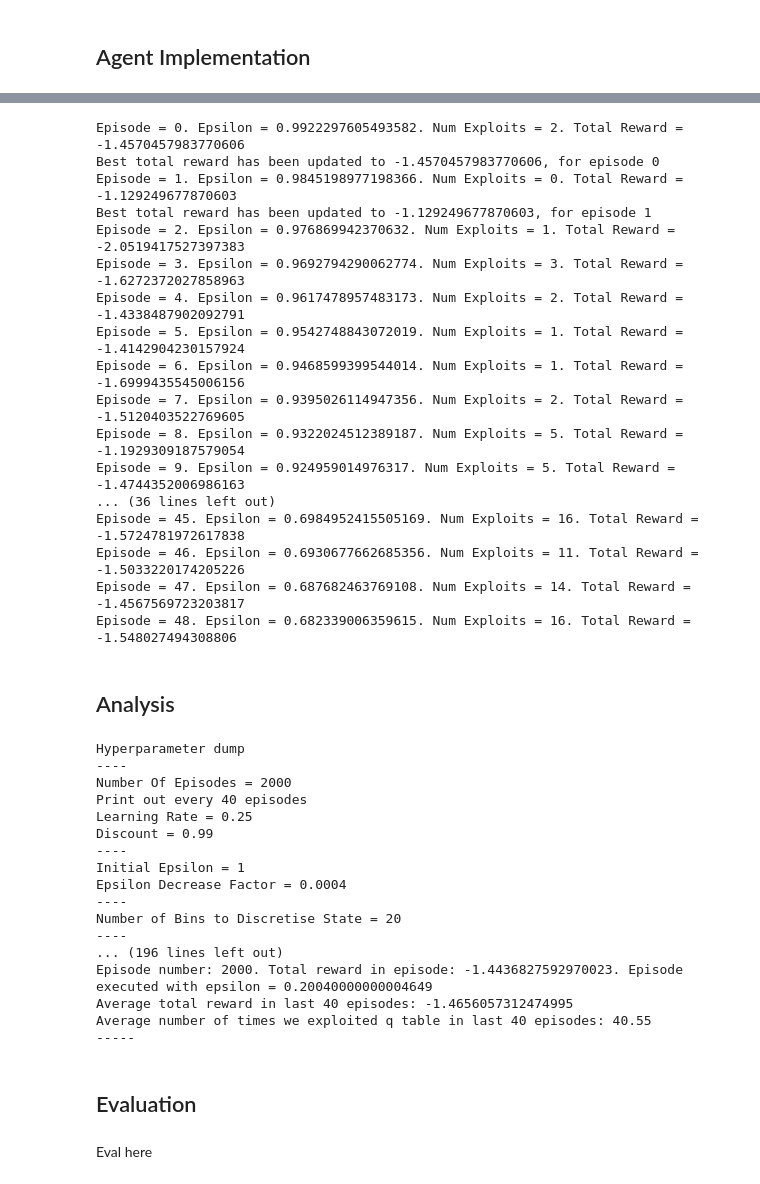
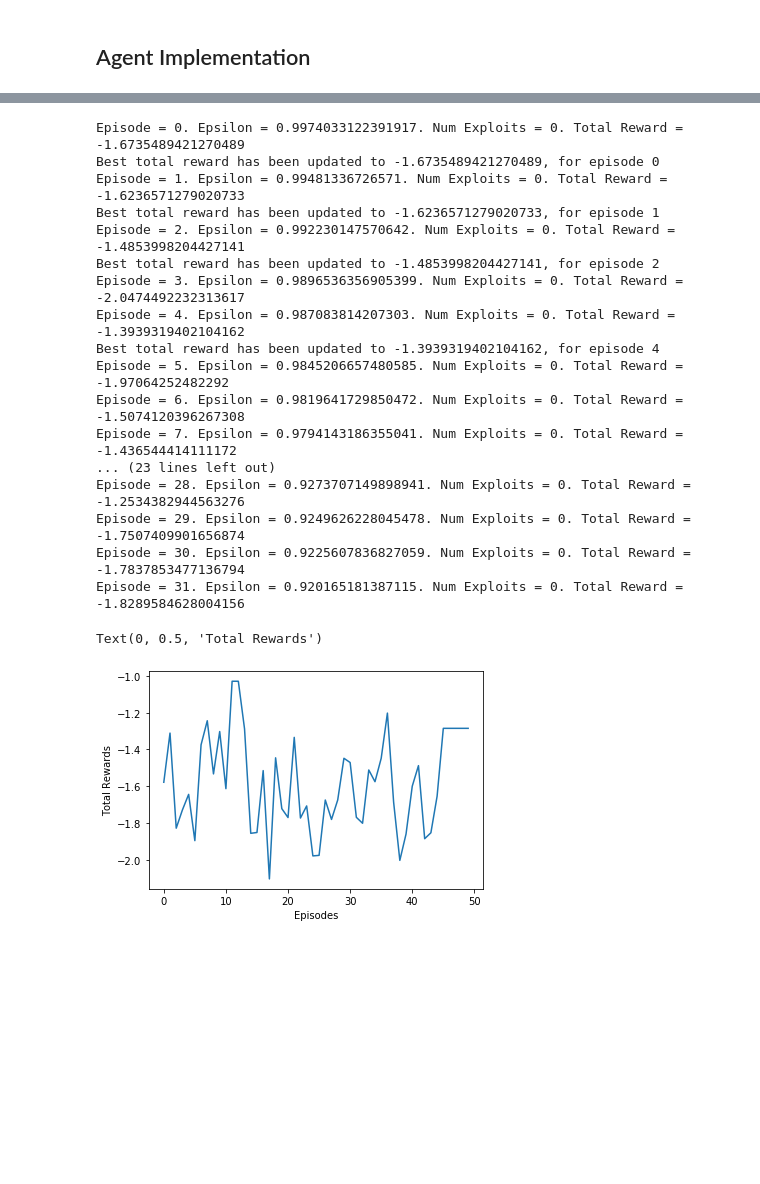
Before and after one commit to arranbrown99/COVID_simulation, a Jupyter notebook: notebooks/run_qlearning_nn.ipynb, the cells around one changed output, grey strips where cells are left out. Drawn from its saved outputs; the diff is of its cells as text; code cells hidden in the pictures; blank space fills up the shorter version.

```diff
--- a/notebooks/run_qlearning_nn.ipynb
+++ b/notebooks/run_qlearning_nn.ipynb
@@ -203,9 +114,9 @@ def qlearning_nn(env):
     d_states = env.observation_space.shape[0]
     alpha= 0.001          # learning rate/stepsize, 0.001 seems to be a good choice
     nn_config   = [24,24] # size of the hidden layers in the MLP [24,24 seems to be a good choice]
-    num_episodes = 100
+    num_episodes = 50
     epsilon = 1
-    epsilon_decay = 0.99985
+    epsilon_decay = 0.99995
     discount_factor = 0.95
 
     # Init the two networks
@@ -224,13 +135,13 @@ def qlearning_nn(env):
         done = False
         while not done:
             random_number = np.random.random()
-            if random_number < epsilon:
+            if random_number < epsilon and episode < (num_episodes-5):
                 #explore
                 action = np.random.choice(n_actions)
             else:
                 #exploit
                 exploits += 1
-                action = nn.predict(state)[0]
+                action = policy_network.predict(state)[0]
                 action = np.argmax(action)
 
             new_state, reward, done, i = env.step(action=action)
@@ -272,20 +183,20 @@ def qlearning_nn(env):
 env = virl.Epidemic(stochastic=False, noisy=False)
 r = qlearning_nn(env)
 # %% [output]
-Episode = 0. Epsilon = 0.9922297605493582. Num Exploits = 2. Total Reward = -1.4570457983770606
-Best total reward has been updated to -1.4570457983770606, for episode 0
-Episode = 1. Epsilon = 0.9845198977198366. Num Exploits = 0. Total Reward = -1.129249677870603
-Best total reward has been updated to -1.129249677870603, for episode 1
-Episode = 2. Epsilon = 0.976869942370632. Num Exploits = 1. Total Reward = -2.0519417527397383
-Episode = 3. Epsilon = 0.9692794290062774. Num Exploits = 3. Total Reward = -1.6272372027858963
-Episode = 4. Epsilon = 0.9617478957483173. Num Exploits = 2. Total Reward = -1.4338487902092791
-Episode = 5. Epsilon = 0.9542748843072019. Num Exploits = 1. Total Reward = -1.4142904230157924
-Episode = 6. Epsilon = 0.9468599399544014. Num Exploits = 1. Total Reward = -1.6999435545006156
-Episode = 7. Epsilon = 0.9395026114947356. Num Exploits = 2. Total Reward = -1.5120403522769605
-Episode = 8. Epsilon = 0.9322024512389187. Num Exploits = 5. Total Reward = -1.1929309187579054
-Episode = 9. Epsilon = 0.924959014976317. Num Exploits = 5. Total Reward = -1.4744352006986163
-... (36 lines left out)
-Episode = 45. Epsilon = 0.6984952415505169. Num Exploits = 16. Total Reward = -1.5724781972617838
-Episode = 46. Epsilon = 0.6930677662685356. Num Exploits = 11. Total Reward = -1.5033220174205226
-Episode = 47. Epsilon = 0.687682463769108. Num Exploits = 14. Total Reward = -1.4567569723203817
-Episode = 48. Epsilon = 0.682339006359615. Num Exploits = 16. Total Reward = -1.548027494308806
+Episode = 0. Epsilon = 0.9974033122391917. Num Exploits = 0. Total Reward = -1.6735489421270489
+Best total reward has been updated to -1.6735489421270489, for episode 0
+Episode = 1. Epsilon = 0.99481336726571. Num Exploits = 0. Total Reward = -1.6236571279020733
+Best total reward has been updated to -1.6236571279020733, for episode 1
+Episode = 2. Epsilon = 0.992230147570642. Num Exploits = 0. Total Reward = -1.4853998204427141
+Best total reward has been updated to -1.4853998204427141, for episode 2
+Episode = 3. Epsilon = 0.9896536356905399. Num Exploits = 0. Total Reward = -2.0474492232313617
+Episode = 4. Epsilon = 0.987083814207303. Num Exploits = 0. Total Reward = -1.3939319402104162
+Best total reward has been updated to -1.3939319402104162, for episode 4
+Episode = 5. Epsilon = 0.9845206657480585. Num Exploits = 0. Total Reward = -1.97064252482292
+Episode = 6. Epsilon = 0.9819641729850472. Num Exploits = 0. Total Reward = -1.5074120396267308
+Episode = 7. Epsilon = 0.9794143186355041. Num Exploits = 0. Total Reward = -1.436544414111172
+... (23 lines left out)
+Episode = 28. Epsilon = 0.9273707149898941. Num Exploits = 0. Total Reward = -1.2534382944563276
+Episode = 29. Epsilon = 0.9249626228045478. Num Exploits = 0. Total Reward = -1.7507409901656874
+Episode = 30. Epsilon = 0.9225607836827059. Num Exploits = 0. Total Reward = -1.7837853477136794
+Episode = 31. Epsilon = 0.920165181387115. Num Exploits = 0. Total Reward = -1.8289584628004156
@@ -397,24 +202,0 @@ class QLearningAgent:
-# %% [markdown]
-## Analysis
-# %%
-env = virl.Epidemic(stochastic=False, noisy=False)
-agent = QLearningAgent(env)
-rewards = agent.run_all_episodes()
-# %% [output]
-Hyperparameter dump
-----
-Number Of Episodes = 2000
-Print out every 40 episodes
-Learning Rate = 0.25
-Discount = 0.99
-----
-Initial Epsilon = 1
-Epsilon Decrease Factor = 0.0004
-----
-Number of Bins to Discretise State = 20
-----
-... (196 lines left out)
-Episode number: 2000. Total reward in episode: -1.4436827592970023. Episode executed with epsilon = 0.20040000000004649
-Average total reward in last 40 episodes: -1.4656057312474995
-Average number of times we exploited q table in last 40 episodes: 40.55
------
@@ -429,4 +203,7 @@ plot(agent, rewards)
-# %% [markdown]
-## Evaluation
-# %% [markdown]
-Eval here
+# %%
+plt.plot(r)
+plt.xlabel("Episodes")
+plt.ylabel("Total Rewards")
+# %% [output]
+Text(0, 0.5, 'Total Rewards')
+[figure, added]
```
Also changed, not shown: parts of 4 cells of this notebook.
